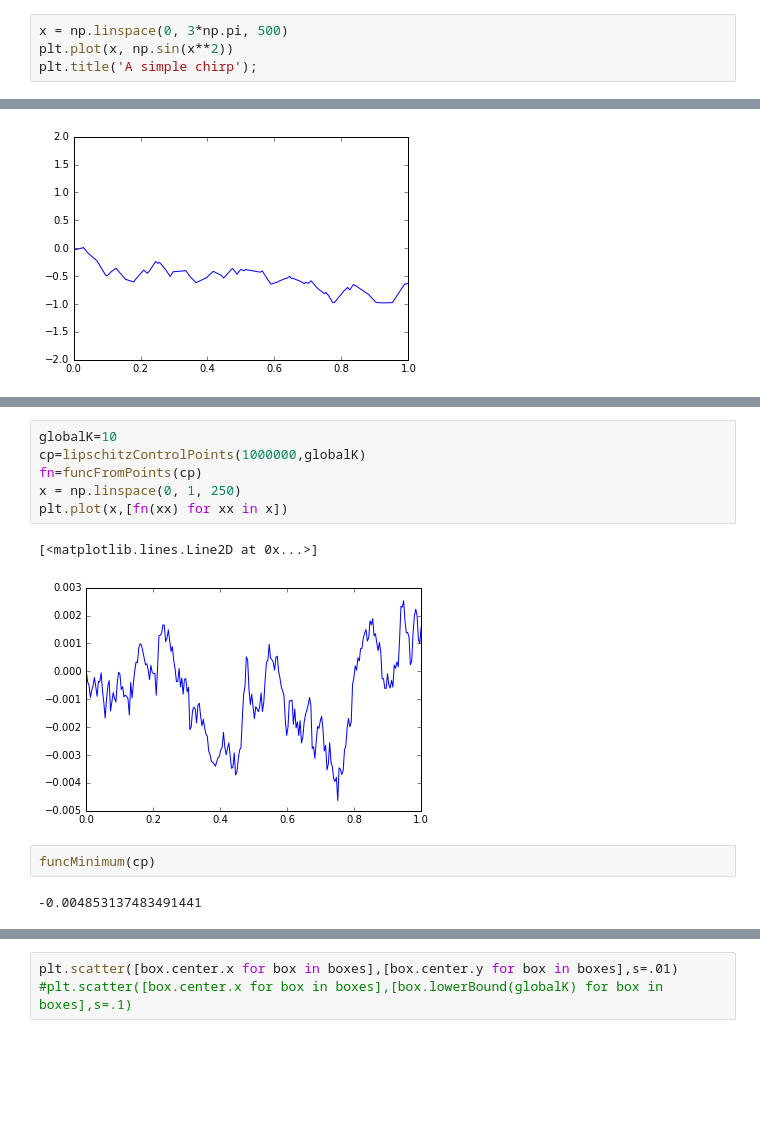
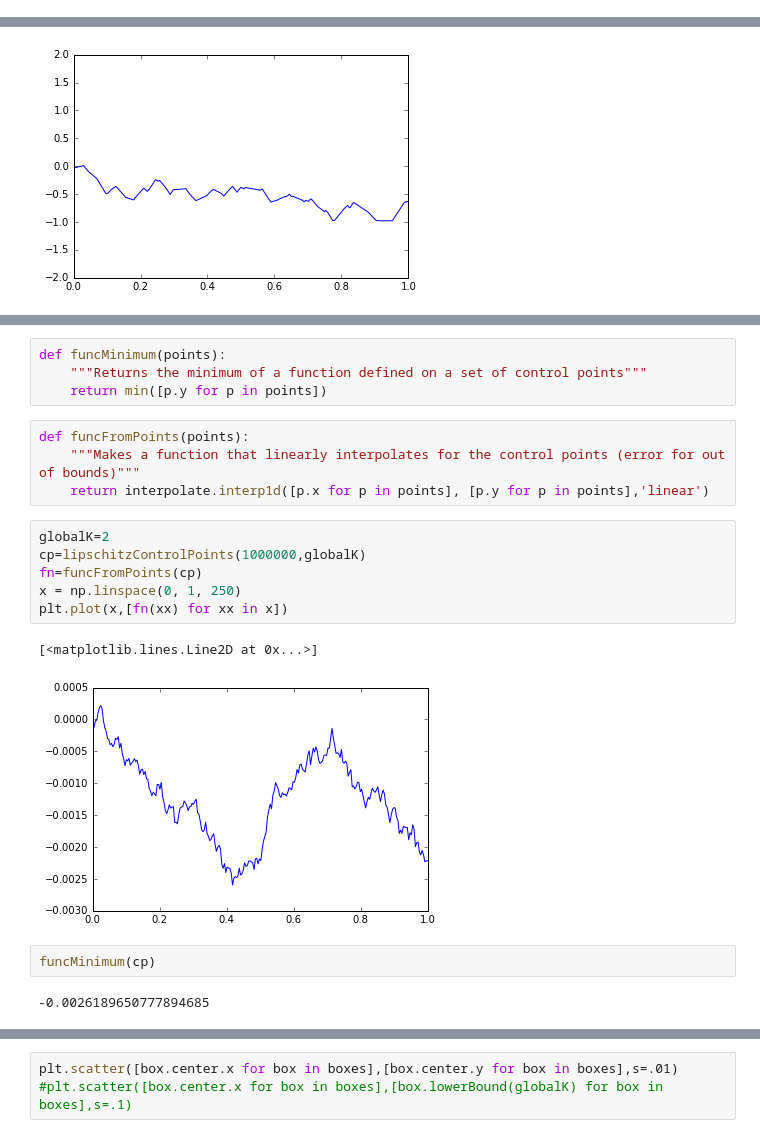
Before and after one commit to RadixSeven/LipschitzOpt, a Jupyter notebook: 1DOpt.ipynb, the cells around one changed output, grey strips where cells are left out. Cells and saved outputs as stored; diff of their text form; blank space fills up the shorter version.

```diff
--- a/1DOpt.ipynb
+++ b/1DOpt.ipynb
@@ -15,4 +11,0 @@ First Plot
-# %%
-x = np.linspace(0, 3*np.pi, 500)
-plt.plot(x, np.sin(x**2))
-plt.title('A simple chirp');
@@ -169,16 +378,24 @@ plt.ylim([y[0]-2,y[0]+2]) # Without this, the autoscaling makes all runs look th
+# %%
+def funcMinimum(points):
+    """Returns the minimum of a function defined on a set of control points"""
+    return min([p.y for p in points])
+# %%
+def funcFromPoints(points):
+    """Makes a function that linearly interpolates for the control points (error for out of bounds)"""
+    return interpolate.interp1d([p.x for p in points], [p.y for p in points],'linear')
 # %%
-globalK=10
+globalK=2
 cp=lipschitzControlPoints(1000000,globalK)
 fn=funcFromPoints(cp)
 x = np.linspace(0, 1, 250)
 plt.plot(x,[fn(xx) for xx in x])
 # %% [output]
 [<matplotlib.lines.Line2D at 0x...>]
-[figure, old version]
+[figure, new version]
 # %%
 funcMinimum(cp)
 # %% [output]
--0.004853137483491441
+-0.0026189650777894685
 # %%
 best,boxes=schubertAlgorithm(0.5,1,0.00001,fn,globalK,'greedy'); (best,len(boxes))
 # %% [output]
```
Also changed, not shown: parts of 49 cells of this notebook.
